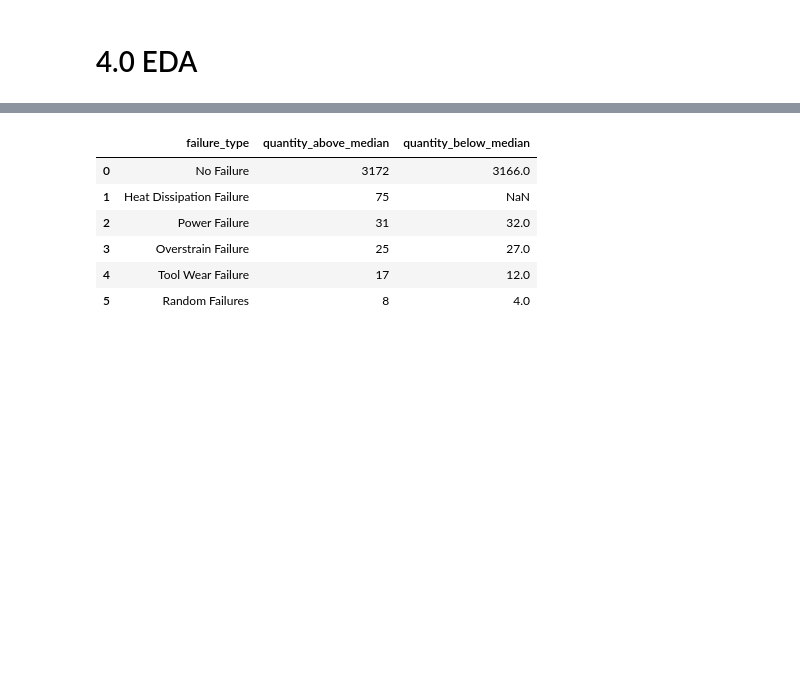
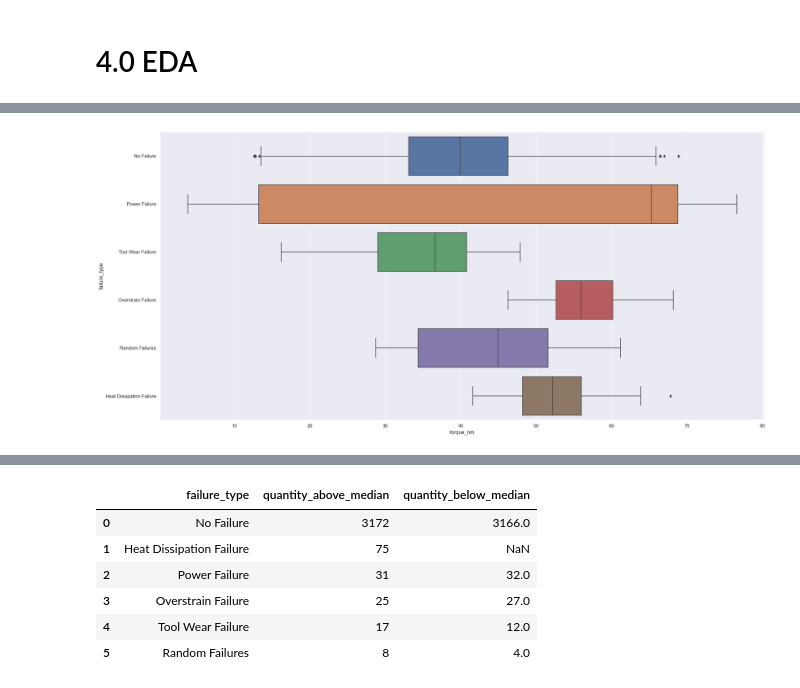
Before and after one commit to lavinomenezes/desafio_indicium, a Jupyter notebook: notebooks/desafio_indicium_lm_v02_feature_engineering.ipynb, the cells around one changed output, grey strips where cells are left out. Saved outputs shown, nothing was run; the diff lists cells and outputs as text; code cells hidden in the pictures; blank space fills up the shorter version.

```diff
--- a/notebooks/desafio_indicium_lm_v02_feature_engineering.ipynb
+++ b/notebooks/desafio_indicium_lm_v02_feature_engineering.ipynb
@@ -271,0 +297,4 @@ Image(path_local + 'data/images/indicium.png')
+# %%
+sns.boxplot(data=df_uni[['torque_nm','failure_type']],x='torque_nm',y='failure_type');
+# %% [output]
+[figure, added]
```
Also changed, not shown: parts of 47 cells of this notebook.
